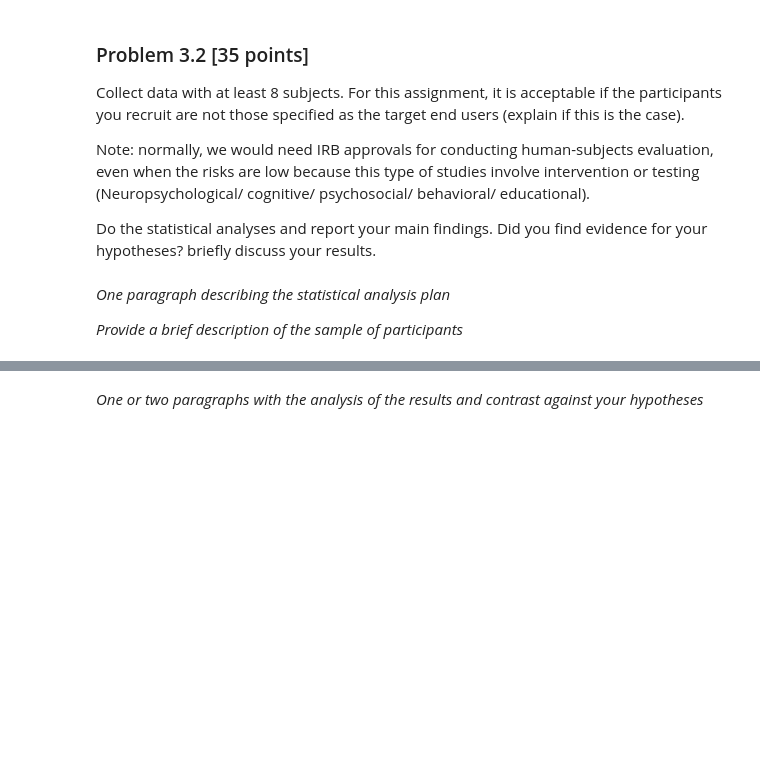
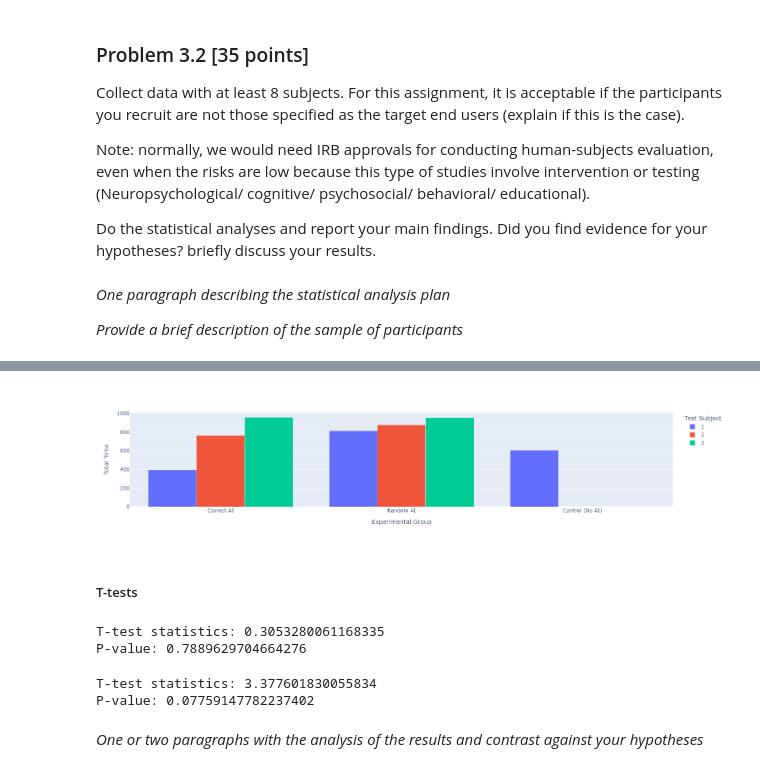
Before and after one commit to nexync/iml_final, a Jupyter notebook: Interpretable_ML_group_assignment_2.ipynb, the cells around one changed output, grey strips where cells are left out. Drawn from its saved outputs; the diff is of its cells as text; code cells hidden in the pictures; blank space fills up the shorter version.

```diff
--- a/Interpretable_ML_group_assignment_2.ipynb
+++ b/Interpretable_ML_group_assignment_2.ipynb
@@ -179,0 +189,5 @@ Do the statistical analyses and report your main findings. Did you find evidence
+# %%
+import pandas as pd
+
+results_csv = pd.read_csv('results.csv')
+results_csv
@@ -179,0 +267,18 @@ Do the statistical analyses and report your main findings. Did you find evidence
+# %%
+groupby_df = results_csv.groupby(['group', 'subject'])['time'].sum().reset_index(name='total_time')
+groupby_df.columns = ['Experimental Group', 'Test Subject', 'Total Time']
+groupby_df = groupby_df.replace({'Experimental Group': GROUP_MAP})
+groupby_df['Test Subject'] = groupby_df['Test Subject'].astype(str)
+
+fig = px.bar(
+    groupby_df,
+    x='Experimental Group',
+    y='Total Time',
+    color='Test Subject',
+    barmode='group',
+)
+fig.show()
+# %% [output]
+[figure, added]
+# %% [markdown]
+##### T-tests
@@ -180,2 +289,18 @@ Do the statistical analyses and report your main findings. Did you find evidence
+# %%
+t_stat, p_value = stats.ttest_ind(group1, group3)
+
+print('T-test statistics:', t_stat)
+print('P-value:', p_value)
+# %% [output]
+T-test statistics: 0.3053280061168335
+P-value: 0.7889629704664276
+# %%
+t_stat, p_value = stats.ttest_ind(group2, group3)
+
+print('T-test statistics:', t_stat)
+print('P-value:', p_value)
+# %% [output]
+T-test statistics: 3.377601830055834
+P-value: 0.07759147782237402
 # %% [markdown]
 *One or two paragraphs with the analysis of the results and contrast against your hypotheses*
```
Also changed, not shown: parts of 14 cells of this notebook.
